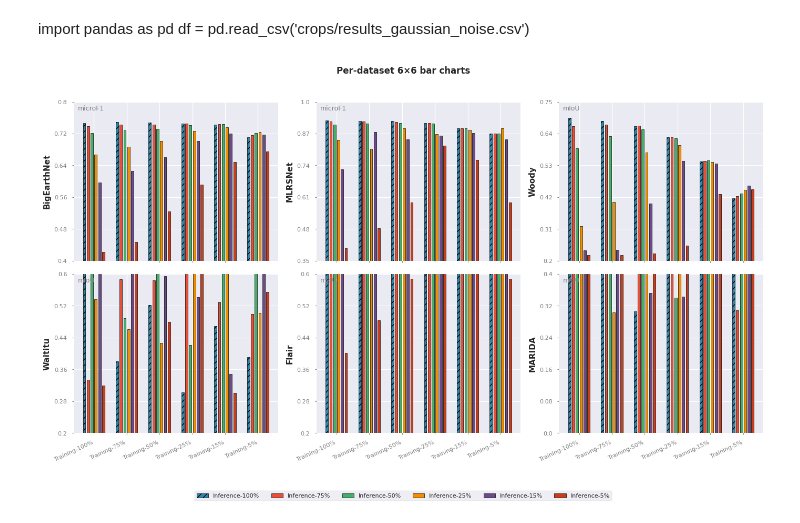
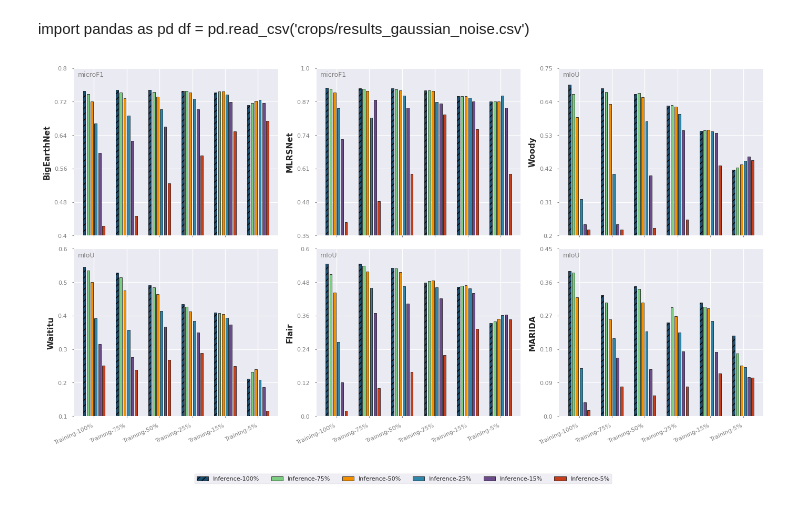
Before and after one commit to Orion-AI-Lab/RedundancyInvestigationEO, a Jupyter notebook: my_plots.ipynb, the cells around one changed output. Drawn from its saved outputs; the diff is of its cells as text; code cells hidden in the pictures.

Commit message:
plots updated

```diff
--- a/my_plots.ipynb
+++ b/my_plots.ipynb
@@ -1786,22 +1788,28 @@ DATA = {
         'Training-5%':  [0.4171, 0.42343, 0.43349, 0.44531, 0.45976, 0.44809]
     },
     'Waititu': {
-        'Training-100%': make_dummy_inference_row(31), 'Training-75%': make_dummy_inference_row(32),
-        'Training-50%': make_dummy_inference_row(33), 'Training-25%': make_dummy_inference_row(34),
-        'Training-15%': make_dummy_inference_row(35), 'Training-5%': make_dummy_inference_row(36),
+        'Training-100%': [0.5464, 0.53502, 0.49995, 0.39217, 0.31499, 0.25021],
+        'Training-75%': [0.52914, 0.51427, 0.47443, 0.35764, 0.27661, 0.2388],
+        'Training-50%': [0.49069, 0.48481, 0.46371, 0.41403, 0.36637, 0.26857],
+        'Training-25%': [0.43421, 0.42693, 0.41199, 0.38457, 0.34972, 0.28888],
+        'Training-15%': [0.40992, 0.40695, 0.40414, 0.39387, 0.37317, 0.24929],
+        'Training-5%':  [0.21153, 0.23199, 0.23918, 0.20934, 0.18658, 0.11612]
     },
     'Flair': {
-        'Training-100%': [0.92357, 0.91942, 0.9063, 0.84375, 0.72299, 0.40098],
-        'Training-75%': [0.92211, 0.91927, 0.91077, 0.80819, 0.87741, 0.4833],
-        'Training-50%': [0.92063, 0.91824, 0.91396, 0.8923, 0.84711, 0.58844],
-        'Training-25%': [0.91375, 0.91309, 0.91109, 0.86853, 0.86238, 0.81983],
-        'Training-15%': [0.89201, 0.89206, 0.89082, 0.88482, 0.87153, 0.76168],
-        'Training-5%':  [0.86984, 0.87003, 0.86979, 0.8923, 0.84711, 0.58844]
+        'Training-100%': [0.54562, 0.50933, 0.44194, 0.26662, 0.12174, 0.018353],
+        'Training-75%': [0.54681, 0.53941, 0.51816, 0.45946, 0.36969, 0.10045],
+        'Training-50%': [0.53138, 0.52912, 0.51563, 0.46523, 0.40377, 0.15914],
+        'Training-25%': [0.47867, 0.48486, 0.48521, 0.46164, 0.42278, 0.21913],
+        'Training-15%': [0.46377, 0.46745, 0.46841, 0.45844, 0.44045, 0.31214],
+        'Training-5%':  [0.33278, 0.33906, 0.34869, 0.36175, 0.36437, 0.34694]
     },
     'MARIDA': {
-        'Training-100%': make_dummy_inference_row(51), 'Training-75%': make_dummy_inference_row(52),
-        'Training-50%': make_dummy_inference_row(53), 'Training-25%': make_dummy_inference_row(54),
-        'Training-15%': make_dummy_inference_row(55), 'Training-5%': make_dummy_inference_row(56),
+        'Training-100%': [0.38971, 0.386, 0.31867, 0.12877, 0.037377, 0.016167],
+        'Training-75%': [0.32468, 0.305, 0.26048, 0.20929, 0.15748, 0.078998],
+        'Training-50%': [0.34903, 0.34213, 0.30565, 0.2274, 0.12592, 0.054739],
+        'Training-25%': [0.25224, 0.29265, 0.26842, 0.22528, 0.17362, 0.079244],
+        'Training-15%': [0.30475, 0.29453, 0.29028, 0.25561, 0.17259, 0.1153],
+        'Training-5%':  [0.21597, 0.16832, 0.13632, 0.1322, 0.1054, 0.1038]
     },
 }
 
@@ -1809,15 +1817,15 @@ bar_width = 0.08
 gap_within_group = 0.04
 gap_between_groups = 0.35
 group_width = N_BARS * bar_width + (N_BARS - 1) * gap_within_group
-colors = ['#2E86AB', '#E94F37', '#44AF69', '#F18F01', '#6C4B8A', '#C73E1D']  # 6 distinct colors
+colors = ['#1B4F72', '#7DCE82', '#F18F01', '#2E86AB', '#6C4B8A', '#C73E1D']  # 6 distinct colors
 hatches = ['///', '', '', '', '', '']
 y_limits = {
     "BigEarthNet": (0.40, 0.80),
     "MLRSNet": (0.35, 1.0),
     "Woody": (0.20, 0.75),
-    "Waititu": (0.20, 0.60),
-    "Flair": (0.20, 0.60),
-    "MARIDA": (0.0, 0.40),
+    "Waititu": (0.10, 0.60),
+    "Flair": (0.0, 0.60),
+    "MARIDA": (0.0, 0.45),
 }
 
 metric_label = {'BigEarthNet': 'microF1', 'MLRSNet': 'microF1', 'Woody': 'mIoU',
@@ -1829,33 +1837,33 @@ x = np.arange(N_GROUPS) * (group_width + gap_between_groups)
 offsets = np.linspace(-(N_BARS - 1) / 2, (N_BARS - 1) / 2, N_BARS) * (bar_width + gap_within_group)
 legend_handles = []
 
 for idx, dataset in enumerate(DATASETS):
     ax = axes[idx]
     ax.grid(axis='y', linewidth=0.8, color='white', linestyle='-')
     for i, series_name in enumerate(BAR_SERIES_LABELS):
         values = [DATA[dataset][train_pct][i] for train_pct in GROUP_LABELS]
         kw = dict(label=series_name, color=colors[i], edgecolor='black', linewidth=0.5)
         if hatches[i]:
             kw['hatch'] = hatches[i]
         bars = ax.bar(x + offsets[i], values, bar_width, **kw)
         if idx == 0:
             legend_handles.append(bars[0])
     ymin, ymax = y_limits.get(dataset, (0, 1))
     ax.set_ylim(ymin, ymax)
     yticks = np.linspace(ymin, ymax, 6)
     ax.set_yticks(yticks)
     ax.set_yticklabels([str(round(v, 2)) for v in yticks], color='gray', fontsize=8)
     ax.tick_params(axis='both', which='both', color='gray', labelcolor='gray', direction='out', length=2, width=0.8)
     ax.set_xticks(x)
     ax.set_xticklabels(GROUP_LABELS, fontsize=8, rotation=25, ha='right')
     ax.set_ylabel(dataset, fontsize=11, fontweight='bold')
     ax.text(0.02, 0.98, metric_label.get(dataset, ''), transform=ax.transAxes, fontsize=9, va='top', ha='left', color='gray')
 
 fig.legend(handles=legend_handles, labels=BAR_SERIES_LABELS, loc='lower center', ncol=6, fontsize=8, frameon=True, bbox_to_anchor=(0.5, -0.02))
-plt.suptitle('Per-dataset 6×6 bar charts', fontsize=12, fontweight='bold', y=1.02)
+#plt.suptitle('Per-dataset 6×6 bar charts', fontsize=12, fontweight='bold', y=1.02)
 plt.tight_layout(rect=[0, 0.06, 1, 1])
 os.makedirs('paper_plots', exist_ok=True)
-plt.savefig('paper_plots/uncertainty_6x6_all_datasets.pdf', bbox_inches='tight', pad_inches=0.0)
+plt.savefig('paper_plots/masking_Training_Inference_per_dataset.pdf', bbox_inches='tight', pad_inches=0.0)
 plt.show()
 # %% [output]
-[figure, old version]
+[figure, new version]
```
Also changed, not shown: parts of 1 cell of this notebook.
